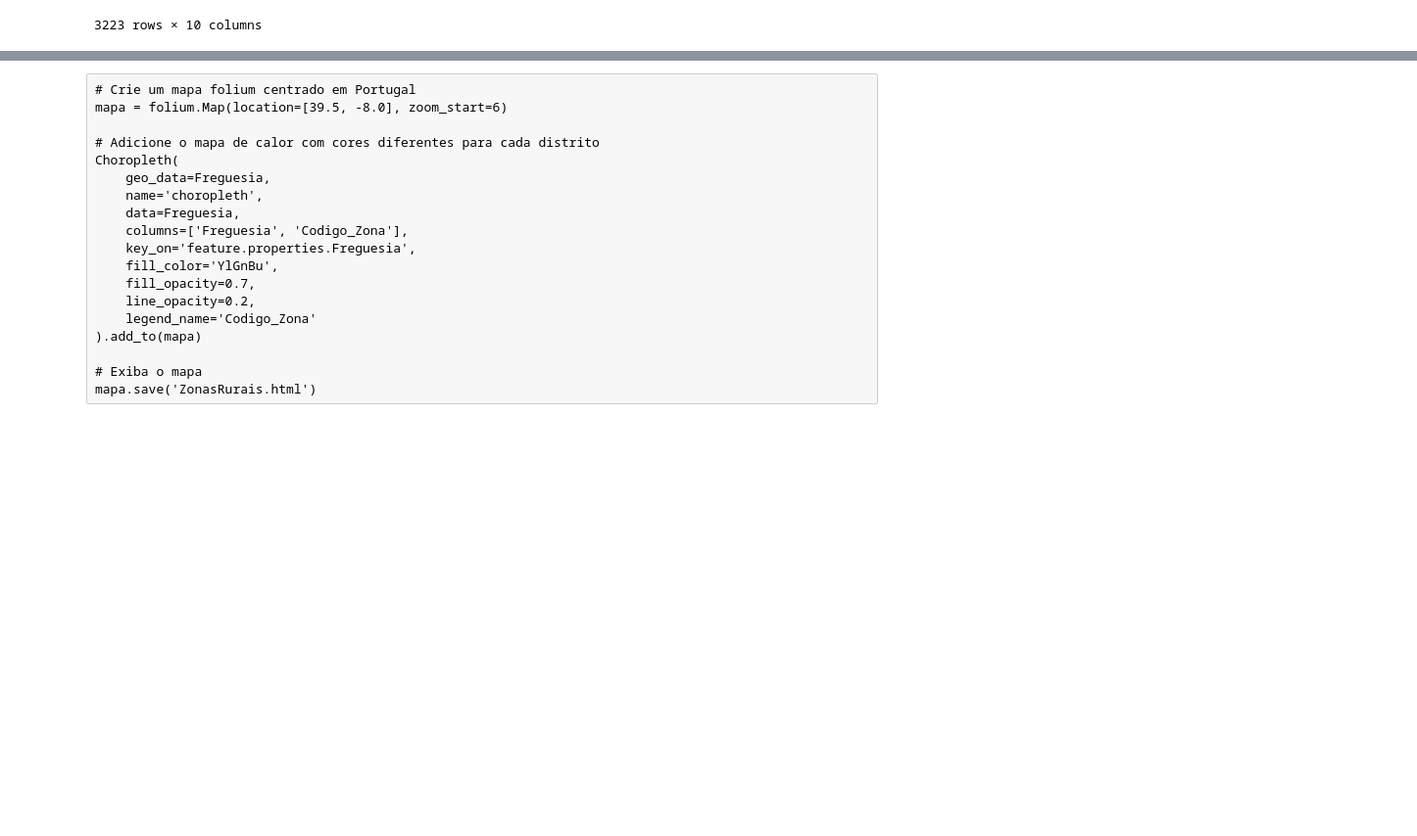
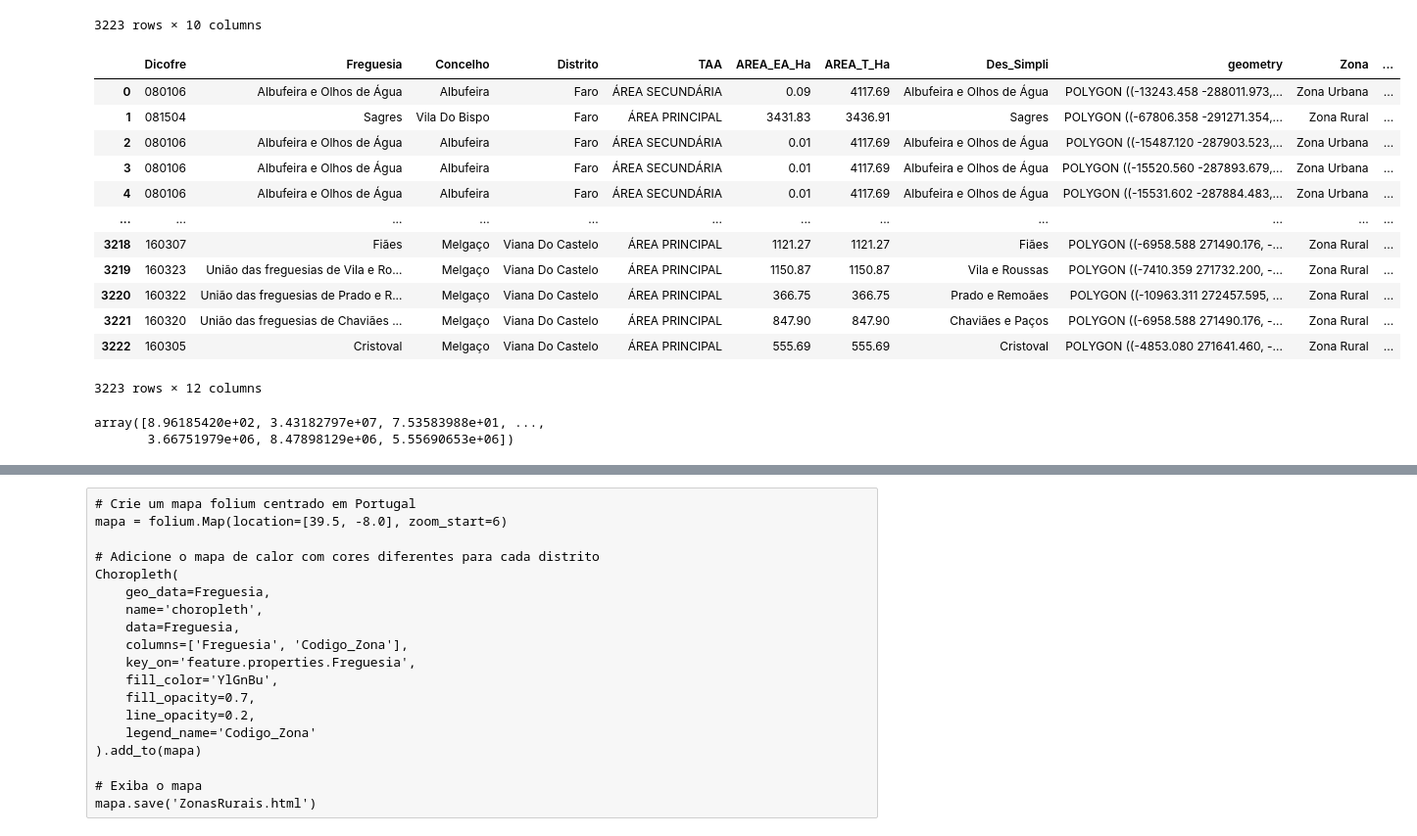
Before and after one commit to Vullkano/pfacd, a Jupyter notebook: rascunhos/freitas/3.ZonasRuraisMapa.ipynb, the cells around one changed output, grey strips where cells are left out. Shown at 98% size. Drawn from its saved outputs; the diff is of its cells as text; code cells hidden in the pictures; blank space fills up the shorter version.

```diff
--- a/rascunhos/freitas/3.ZonasRuraisMapa.ipynb
+++ b/rascunhos/freitas/3.ZonasRuraisMapa.ipynb
@@ -474,6 +474,30 @@ Freguesia
 | 3221 | 160320 | União das freguesias de Chaviães ... | Melgaço | Viana Do Castelo | ÁREA PRINCIPAL | 847.90 | 847.90 | Chaviães e Paços | POLYGON ((-6958.588 271490.176, -... | Zona Rural |
 | 3222 | 160305 | Cristoval | Melgaço | Viana Do Castelo | ÁREA PRINCIPAL | 555.69 | 555.69 | Cristoval | POLYGON ((-4853.080 271641.460, -... | Zona Rural |
 3223 rows × 10 columns
+# %%
+# gdf['area_m2'] = gdf.geometry.area
+
+Freguesia['area_m2'] = Freguesia.geometry.area
+Freguesia
+# %% [output]
+|  | Dicofre | Freguesia | Concelho | Distrito | TAA | AREA_EA_Ha | AREA_T_Ha | Des_Simpli | geometry | Zona | ... |
+| 0 | 080106 | Albufeira e Olhos de Água | Albufeira | Faro | ÁREA SECUNDÁRIA | 0.09 | 4117.69 | Albufeira e Olhos de Água | POLYGON ((-13243.458 -288011.973,... | Zona Urbana | ... |
+| 1 | 081504 | Sagres | Vila Do Bispo | Faro | ÁREA PRINCIPAL | 3431.83 | 3436.91 | Sagres | POLYGON ((-67806.358 -291271.354,... | Zona Rural | ... |
+| 2 | 080106 | Albufeira e Olhos de Água | Albufeira | Faro | ÁREA SECUNDÁRIA | 0.01 | 4117.69 | Albufeira e Olhos de Água | POLYGON ((-15487.120 -287903.523,... | Zona Urbana | ... |
+| 3 | 080106 | Albufeira e Olhos de Água | Albufeira | Faro | ÁREA SECUNDÁRIA | 0.01 | 4117.69 | Albufeira e Olhos de Água | POLYGON ((-15520.560 -287893.679,... | Zona Urbana | ... |
+| 4 | 080106 | Albufeira e Olhos de Água | Albufeira | Faro | ÁREA SECUNDÁRIA | 0.01 | 4117.69 | Albufeira e Olhos de Água | POLYGON ((-15531.602 -287884.483,... | Zona Urbana | ... |
+| ... | ... | ... | ... | ... | ... | ... | ... | ... | ... | ... | ... |
+| 3218 | 160307 | Fiães | Melgaço | Viana Do Castelo | ÁREA PRINCIPAL | 1121.27 | 1121.27 | Fiães | POLYGON ((-6958.588 271490.176, -... | Zona Rural | ... |
+| 3219 | 160323 | União das freguesias de Vila e Ro... | Melgaço | Viana Do Castelo | ÁREA PRINCIPAL | 1150.87 | 1150.87 | Vila e Roussas | POLYGON ((-7410.359 271732.200, -... | Zona Rural | ... |
+| 3220 | 160322 | União das freguesias de Prado e R... | Melgaço | Viana Do Castelo | ÁREA PRINCIPAL | 366.75 | 366.75 | Prado e Remoães | POLYGON ((-10963.311 272457.595, ... | Zona Rural | ... |
+| 3221 | 160320 | União das freguesias de Chaviães ... | Melgaço | Viana Do Castelo | ÁREA PRINCIPAL | 847.90 | 847.90 | Chaviães e Paços | POLYGON ((-6958.588 271490.176, -... | Zona Rural | ... |
+| 3222 | 160305 | Cristoval | Melgaço | Viana Do Castelo | ÁREA PRINCIPAL | 555.69 | 555.69 | Cristoval | POLYGON ((-4853.080 271641.460, -... | Zona Rural | ... |
+3223 rows × 12 columns
+# %%
+Freguesia['area_m2'].unique()
+# %% [output]
+array([8.96185420e+02, 3.43182797e+07, 7.53583988e+01, ...,
+       3.66751979e+06, 8.47898129e+06, 5.55690653e+06])
 # %%
 # Mapear as strings 'Zona Urbana' e 'Zona Rural' para números
 codigos_zona = {'Zona Urbana': 0, 'Zona Rural': 1}
```
Also changed, not shown: parts of 7 cells of this notebook, 10 other files.
